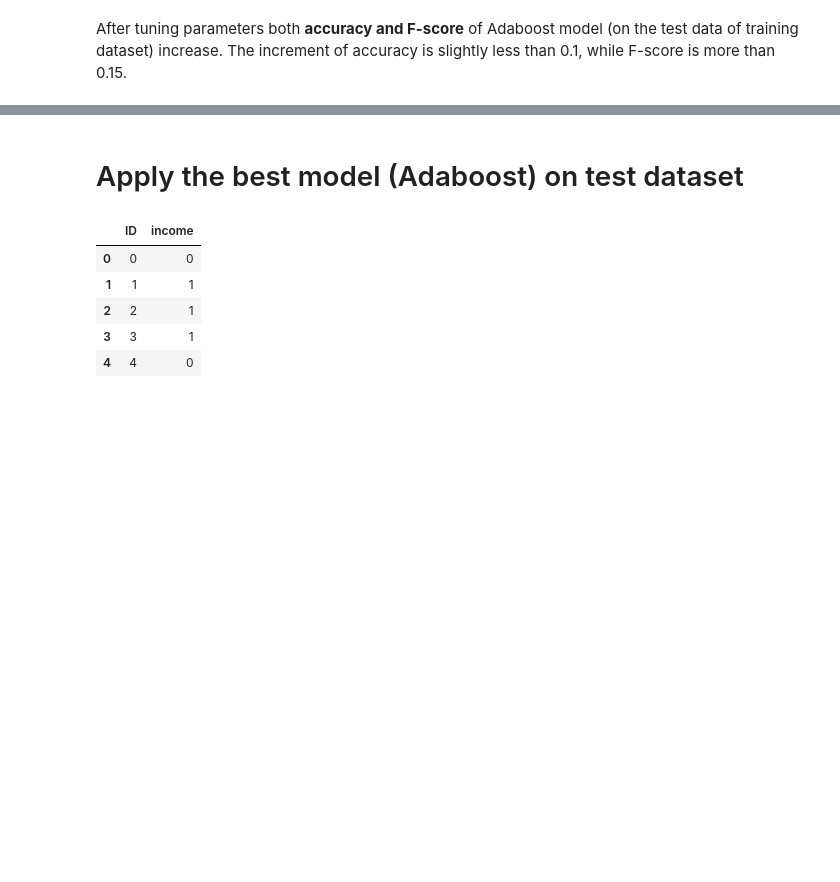
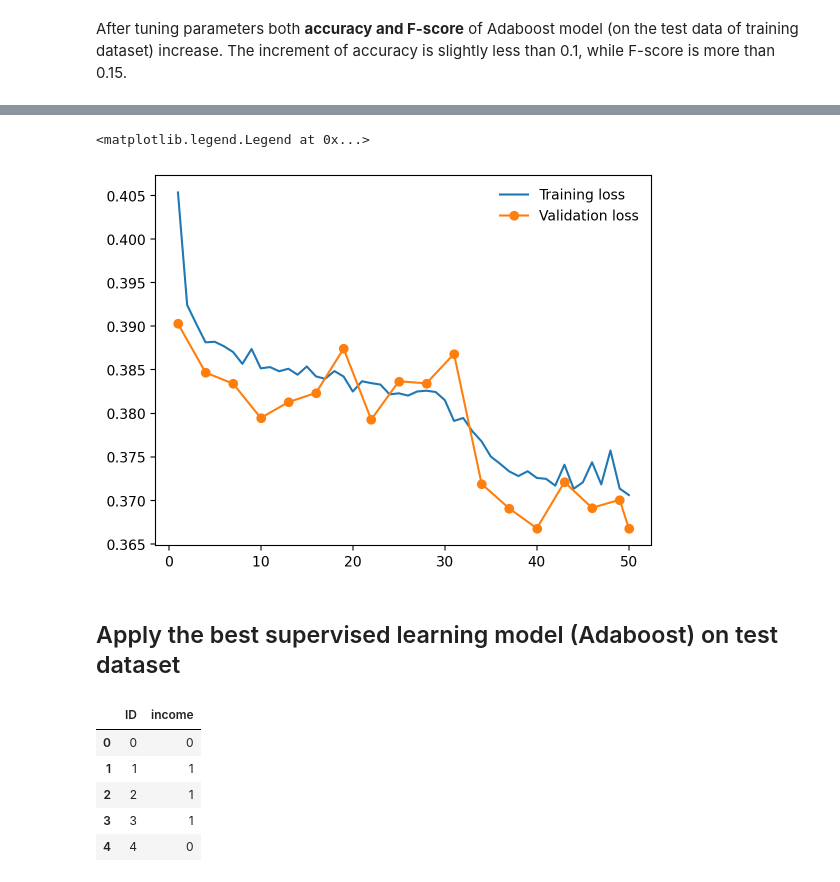
Before and after one commit to zhanshu21/fingding-donors, a Jupyter notebook: kaggle-competetion.ipynb, the cells around one changed output, grey strips where cells are left out. Saved outputs shown, nothing was run; the diff lists cells and outputs as text; code cells hidden in the pictures; blank space fills up the shorter version.

Commit message:
Add Neural Network Model

```diff
--- a/kaggle-competetion.ipynb
+++ b/kaggle-competetion.ipynb
@@ -1044,7 +1026,7 @@ Final F-score on the testing data: 0ut 0.1).
 # %%
 # original model and  Best model's performnace on test data
 clf = AdaBoostClassifier(random_state=random)
-best_clf = AdaBoostClassifier(algorithm = 'SAMME',
+best_clf_adaboost = AdaBoostClassifier(algorithm = 'SAMME',
                               estimator = DecisionTreeClassifier(max_depth=3),
                               learning_rate = 1.2,
                               n_estimators = 300,
@@ -1052,10 +1034,10 @@ best_clf = AdaBoostClassifier(algorithm = 'SAMME',
 
 # Make predictions using the unoptimized and model
 clf.fit(X_train, y_train)
-best_clf.fit(X_train, y_train)
+best_clf_adaboost.fit(X_train, y_train)
 
 predictions = clf.predict(X_test)
-best_predictions = best_clf.predict(X_test)
+best_predictions = best_clf_adaboost.predict(X_test)
 
 print("Unoptimized model\n------")
 print("Accuracy score on testing data: {:.4f}".format(accuracy_score(y_test, predictions)))
@@ -1077,0 +1218,22 @@ After tuning parameters both **accuracy and F-score** of Adaboost model (on the
+# %%
+# Check if CUDA is available
+device = torch.device("cuda" if torch.cuda.is_available() else "cpu")
+print(f"Using device: {device}")
+
+# Move data to device
+X_train_tensor = X_train_tensor.to(device)
+y_train_tensor = y_train_tensor.to(device)
+X_test_tensor = X_test_tensor.to(device)
+y_test_tensor = y_test_tensor.to(device)
+
+# Create datasets from tensors
+train_dataset = TensorDataset(X_train_tensor, y_train_tensor)
+test_dataset = TensorDataset(X_test_tensor, y_test_tensor)
+
+# Create DataLoaders for batching
+batch_size = 64
+trainloader = DataLoader(train_dataset, batch_size=batch_size, shuffle=True)
+testloader = DataLoader(test_dataset, batch_size=batch_size, shuffle=True)
+
+# Move model to device
+model = Classifier_one_hidden().to(device)
@@ -1078,3 +1344,17 @@ After tuning parameters both **accuracy and F-score** of Adaboost model (on the
+# %%
+%matplotlib inline
+%config InlineBackend.figure_format = 'retina'
+
+import matplotlib.pyplot as plt
+test_range = list(range(1, epoch, 3))
+test_range.append(50)
+
+plt.plot(range(1, epoch + 1), train_losses, label='Training loss')
+plt.plot(test_range, test_losses, label='Validation loss', marker='o')
+plt.legend(frameon=False)
+# %% [output]
+<matplotlib.legend.Legend at 0x...>
+[figure, added]
 # %% [markdown]
-# Apply the best model (Adaboost) on test dataset
+## Apply the best supervised learning model (Adaboost) on test dataset
 # %%
```
Also changed, not shown: parts of 26 cells of this notebook.
